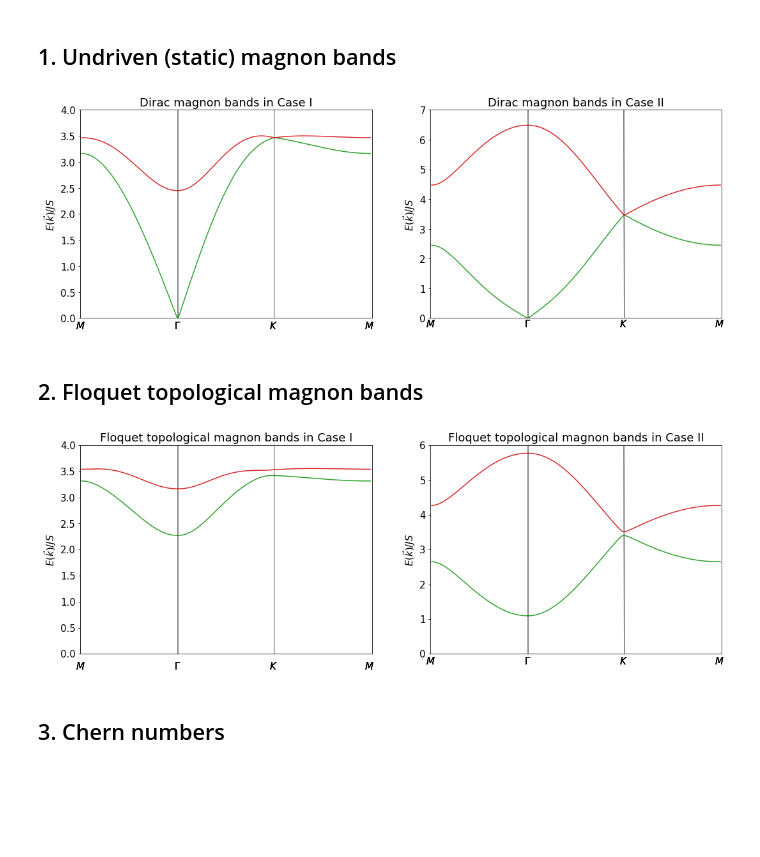
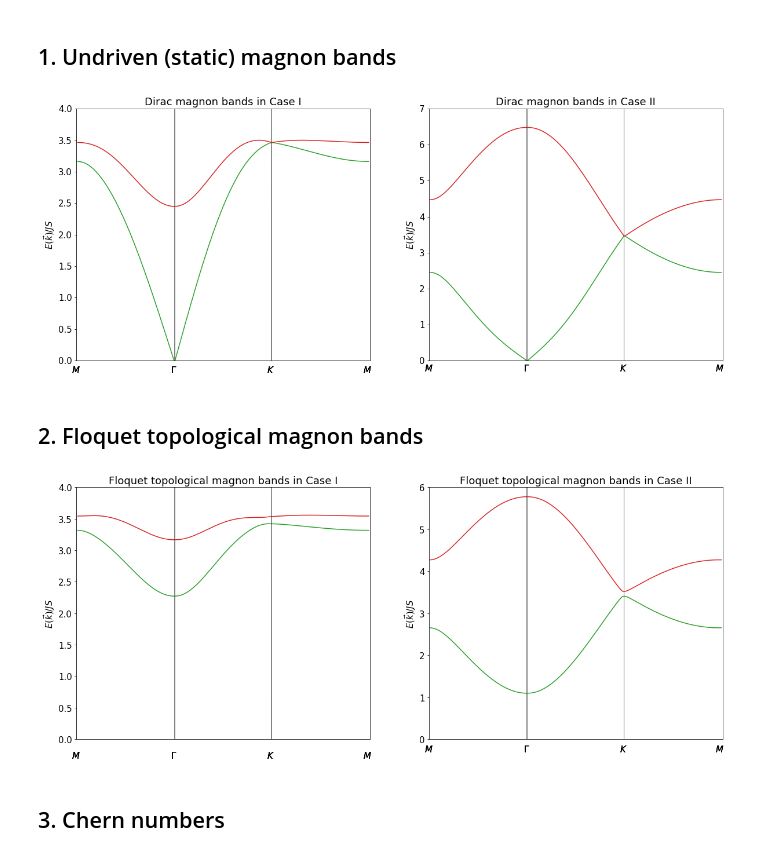
Before and after one commit to Owerre/physics-research, a Jupyter notebook: notebooks/02-floquet_QSHI.ipynb, the cells around one changed output. Cells and saved outputs as stored; diff of their text form; code cells hidden in the pictures; blank space fills up the shorter version.

```diff
--- a/notebooks/02-floquet_QSHI.ipynb
+++ b/notebooks/02-floquet_QSHI.ipynb
@@ -40,31 +40,31 @@ plt.rcParams.update({'font.size': 15})
 ## 1. Undriven (static) magnon bands
 # %%
 # set figure size
-fig = plt.figure(figsize = (18,6))
+fig = plt.figure(figsize = (20,8))
 
 # instantiate the class
 band = FloquetQSHI(Ex=0,Ey=0,omega=0, phi=0,Jc=0.5)
 
 # plots
 plt.subplot(121)
 band.plot_undriven_magnon_band_1(steps =100)
 plt.title('Dirac magnon bands in Case I')
 plt.ylabel(r'$E({\vec k})/JS$')
 plt.rc('ytick')
 
 plt.subplot(122)
 band.plot_undriven_magnon_band_2(steps =100)
 plt.title('Dirac magnon bands in Case II')
 plt.ylabel(r'$E({\vec k})/JS$')
 plt.rc('ytick')
 plt.savefig('../images/fig1.png')
 # %% [output]
-[figure, old version]
+[figure, new version]
 # %% [markdown]
 ## 2. Floquet topological magnon bands
 # %%
 # set figure sizes
-fig = plt.figure(figsize = (18,6))
+fig = plt.figure(figsize = (20,8))
 
 # instantiate the class
 band =FloquetQSHI(Ex=1,Ey=1,omega=10, phi=pi/2,Jc=0.5)
@@ -83,7 +83,7 @@ plt.ylabel(r'$E({\vec k})/JS$')
 plt.rc('ytick')
 plt.savefig('../images/fig2.png')
 # %% [output]
-[figure, old version]
+[figure, new version]
 # %% [markdown]
 ## 3. Chern numbers
 # %%
```
Also changed, not shown: parts of 2 cells of this notebook, 7 other files.
